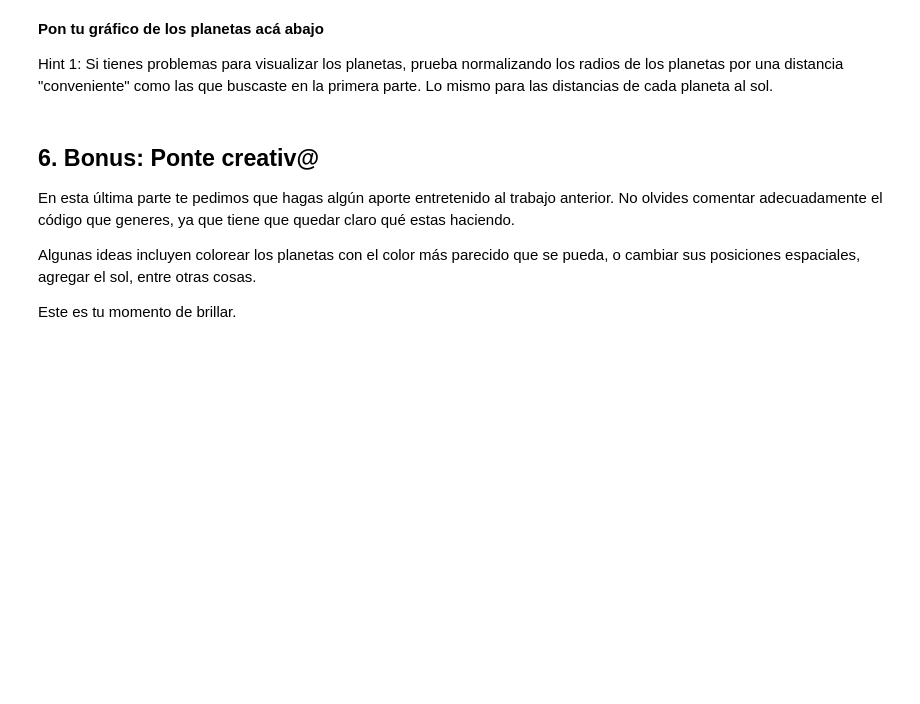
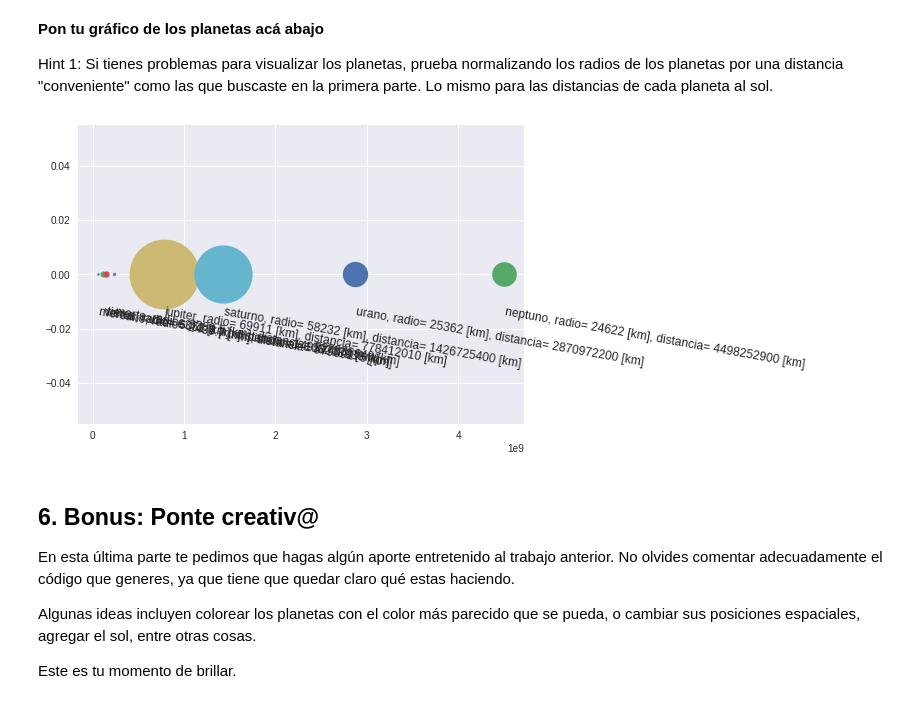
Before and after one commit to chenriquezb/minitarea1, a Jupyter notebook: minitarea1.ipynb, the cells around one changed output. Cells and saved outputs as stored; diff of their text form; code cells hidden in the pictures; blank space fills up the shorter version.

```diff
--- a/minitarea1.ipynb
+++ b/minitarea1.ipynb
@@ -167,6 +178,13 @@ plt.title('Posición de los planetas')
 **Pon tu gráfico de los planetas acá abajo**
 
 Hint 1: Si tienes problemas para visualizar los planetas, prueba normalizando los radios de los planetas por una distancia "conveniente" como las que buscaste en la primera parte. Lo mismo para las distancias de cada planeta al sol.
+# %%
+for i in range(len(v)):
+  plt.plot(v[i].d, 0, 'o', markersize=v[i].r/1000)
+  plt.text(v[i].d, -0.015, v[i].info(), rotation=-10, size=12)
+#v era la lista con planetas del sist solar
+# %% [output]
+[figure, added]
 # %% [markdown]
 ## 6. Bonus: Ponte creativ@
 En esta última parte te pedimos que hagas algún aporte entretenido al trabajo anterior. No olvides comentar adecuadamente el código que generes, ya que tiene que quedar claro qué estas haciendo.
```
Also changed, not shown: parts of 3 cells of this notebook.
